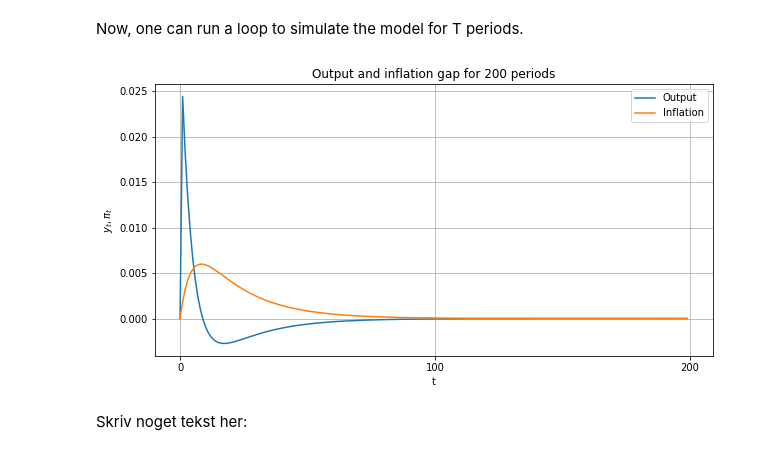
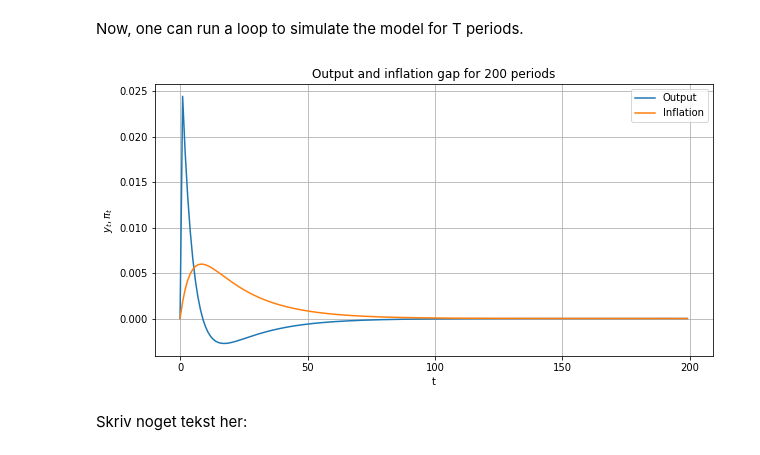
Before and after one commit to NumEconCopenhagen/projects-2019-wp, a Jupyter notebook: examproject/AS-AD_v1.ipynb, the cells around one changed output. Drawn from its saved outputs; the diff is of its cells as text; code cells hidden in the pictures.

```diff
--- a/examproject/AS-AD_v1.ipynb
+++ b/examproject/AS-AD_v1.ipynb
@@ -224,20 +224,20 @@ for t in range(1,T):
 # %%
 #Creating illustration of the equilibrium values
 fig = plt.figure(figsize= (10,5))
 bx = fig.add_subplot(1,1,1)
 bx.plot(range(0,200,1), y_output, label = 'Output')
 bx.plot(range(0,200,1), pi_inflation, label = 'Inflation')
 
 #Setting up illustration
 bx.legend()
 bx.grid()
 bx.set_xlabel('t') #
 bx.set_ylabel('$y_t, \pi_t$')
 bx.set_title('Output and inflation gap for 200 periods')
-plt.xticks(range(0, 201, 100))
+plt.xticks(range(0, 201, 50))
 plt.show()
 # %% [output]
-[figure, old version]
+[figure, new version]
 # %% [markdown]
 Skriv noget tekst her:
 # %% [markdown]
```
Also changed, not shown: parts of 7 cells of this notebook.
